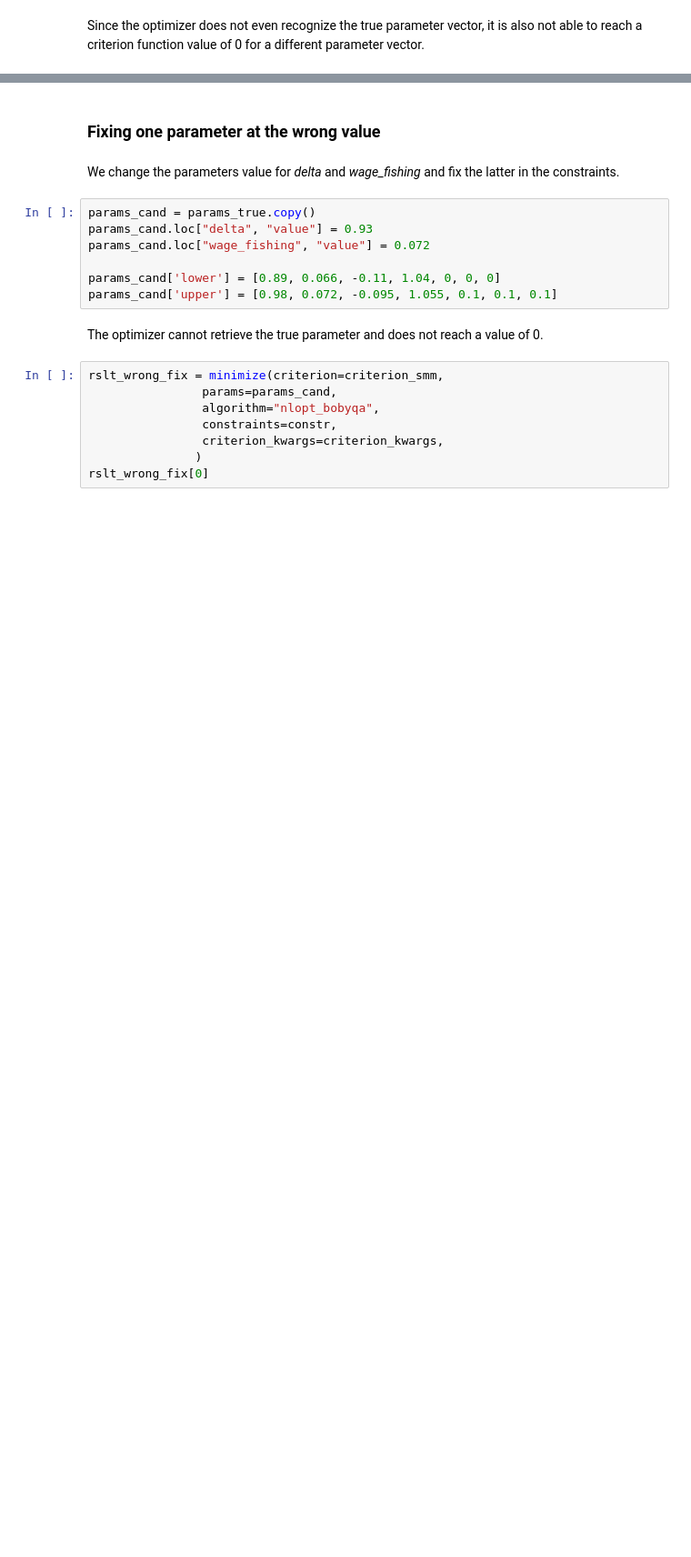
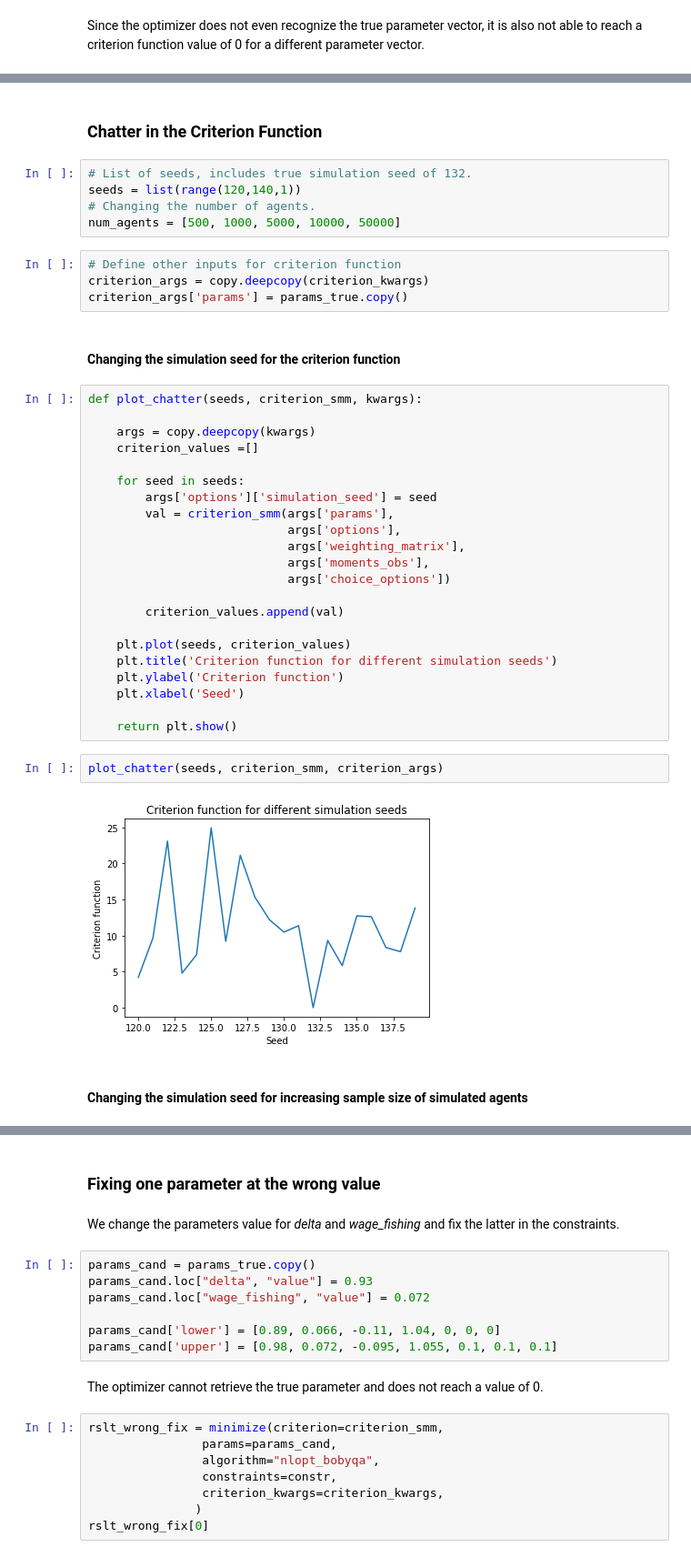
Before and after one commit to OpenSourceEconomics/ekw-lectures, a Jupyter notebook: lectures/99_simulated_method_of_moments/notebook.ipynb, the cells around one changed output, grey strips where cells are left out. Shown: that part at 91% size. Saved outputs shown, nothing was run; the diff lists cells and outputs as text; blank space fills up the shorter version.

Commit message:
Fixed a bug in get_moments function that affected weighting matrix and results in simulation exercise, added references, improved code for chatter in the criterion function.

```diff
--- a/lectures/99_simulated_method_of_moments/notebook.ipynb
+++ b/lectures/99_simulated_method_of_moments/notebook.ipynb
@@ -448,0 +445,41 @@ rslt_new_seed[0]
+# %% [markdown]
+### Chatter in the Criterion Function
+# %%
+# List of seeds, includes true simulation seed of 132.
+seeds = list(range(120,140,1))
+# Changing the number of agents.
+num_agents = [500, 1000, 5000, 10000, 50000]
+# %%
+# Define other inputs for criterion function
+criterion_args = copy.deepcopy(criterion_kwargs)
+criterion_args['params'] = params_true.copy()
+# %% [markdown]
+#### Changing the simulation seed for the criterion function
+# %%
+def plot_chatter(seeds, criterion_smm, kwargs):
+
+    args = copy.deepcopy(kwargs)
+    criterion_values =[]
+
+    for seed in seeds:
+        args['options']['simulation_seed'] = seed
+        val = criterion_smm(args['params'],
+                            args['options'],
+                            args['weighting_matrix'],
+                            args['moments_obs'],
+                            args['choice_options'])
+
+        criterion_values.append(val)
+
+    plt.plot(seeds, criterion_values)
+    plt.title('Criterion function for different simulation seeds')
+    plt.ylabel('Criterion function')
+    plt.xlabel('Seed')
+
+    return plt.show()
+# %%
+plot_chatter(seeds, criterion_smm, criterion_args)
+# %% [output]
+[figure, added]
+# %% [markdown]
+#### Changing the simulation seed for increasing sample size of simulated agents
```
Also changed, not shown: parts of 34 cells of this notebook.
